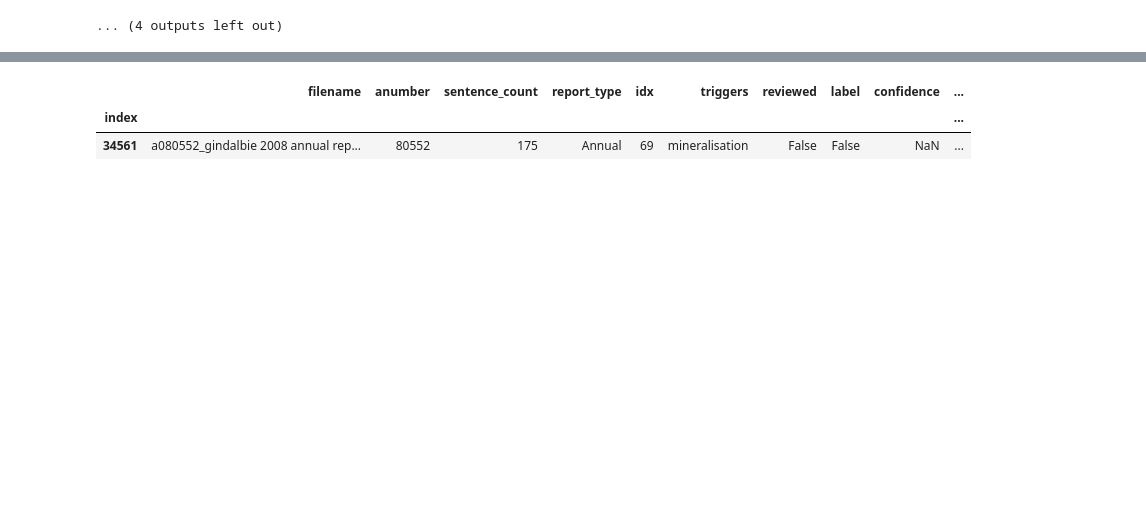
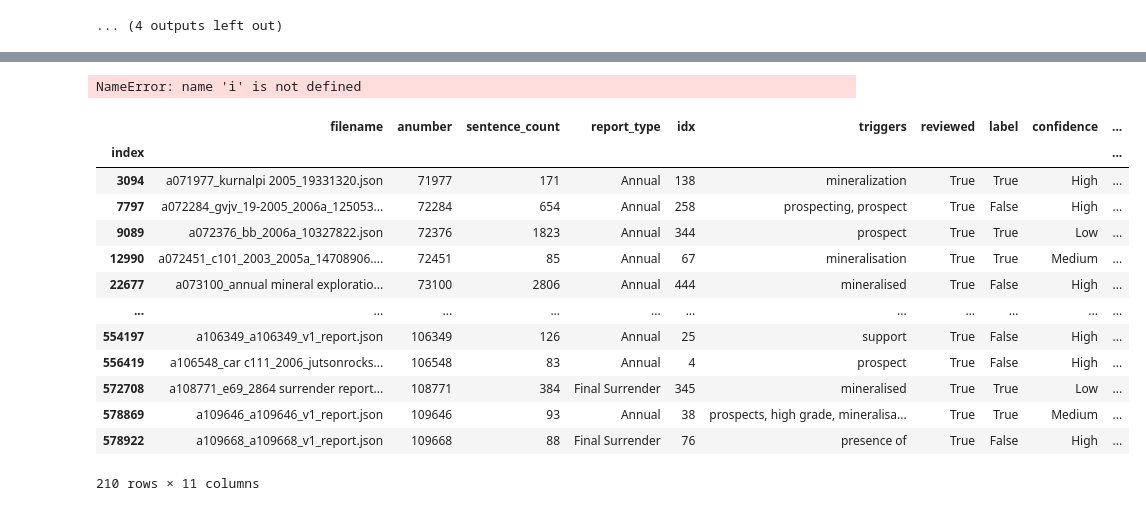
Before and after one commit to tanghyd/capstone, a Jupyter notebook: sentence_labeller.ipynb, the cells around one changed output, grey strips where cells are left out. Cells and saved outputs as stored; diff of their text form; code cells hidden in the pictures; blank space fills up the shorter version.

```diff
--- a/sentence_labeller.ipynb
+++ b/sentence_labeller.ipynb
@@ -75,7 +67,7 @@ user = 'daniel'
 # get data from path given user
 from pathlib import Path
 base_path = Path('.')
-labelled_path = base_path / 'data' / 'events' / f'{user}_dataset.csv'
+labelled_path = {user : base_path / 'data' / 'events' / f'{user}_dataset.csv' for user in users}
 
 # get geoview data
 geoview = get_geoview_data()
@@ -86,23 +78,23 @@ extracted_triggers = pd.read_csv(os.path.join('data','events', 'extracted_trigge
 # merge capstone_file data with anumber data with extracted triggers, joined on filename
 source = capstone_files.merge(
     geoview[['anumber','report_type']], on='anumber').merge(
-    extracted_triggers, on='filename')
+    extracted_triggers, on='filename').sort_values(['anumber','filename','idx'])
 
 for usr in users:
-    if usr==user:
-        if os.path.isfile(labelled_path):
-            print(f'File for {user} at {labelled_path.resolve()} already exists. Loading file.')
-            dataset[user] = pd.read_csv(labelled_path, index_col=0)
-        else:
-            print(f'Creating new dataset for {user}.')
-            # create a dataset for each labeller based off the source data
-            dataset[user] = pd.DataFrame.from_dict(dict(
-                    source.to_dict(),
-                    **{'reviewed': {idx: False for idx in range(len(source))}},
-                    **{'label': {idx: False for idx in range(len(source))}},
-                    **{'confidence': {idx: None for idx in range(len(source))}},
-                    **{'lower_bound': {idx: 0 for idx in range(len(source))}},
-                    **{'upper_bound': {idx: 0 for idx in range(len(source))}}))
+    #if usr==user:
+    if os.path.isfile(labelled_path[usr]):
+        print(f'File for {usr} at {labelled_path[usr].resolve()} already exists. Loading file.')
+        dataset[usr] = pd.read_csv(labelled_path[usr], index_col=0)
+    else:
+        print(f'Creating new dataset for {usr}.')
+        # create a dataset for each labeller based off the source data
+        dataset[usr] = pd.DataFrame.from_dict(dict(
+                source.to_dict(),
+                **{'reviewed': {idx: False for idx in range(len(source))}},
+                **{'label': {idx: False for idx in range(len(source))}},
+                **{'confidence': {idx: None for idx in range(len(source))}},
+                **{'lower_bound': {idx: 0 for idx in range(len(source))}},
+                **{'upper_bound': {idx: 0 for idx in range(len(source))}}))
 
-dataset[user].head()
+source.head()
 # %% [output]
@@ -467,8 +514,26 @@ df.loc[df.reviewed]
+# %%
+display(
+    dataset['charlie'].loc[indices[i]],
+    files[dataset['charlie'].loc[indices[i],'filename']][dataset['charlie'].loc[indices[i], 'idx']]
+)
+# %% [output]
+NameError: name 'i' is not defined
 # %%
 # dataset[user] is your main dataset, indices are the current indices being labelled
 # note that df does not get saved unless you manually overwrite!
-dataset[user].loc[df.loc[df.reviewed].index]
+dataset['charlie'].loc[dataset['charlie'].reviewed]
 # %% [output]
 |  | filename | anumber | sentence_count | report_type | idx | triggers | reviewed | label | confidence | ... |
 | index |  |  |  |  |  |  |  |  |  | ... |
-| 34561 | a080552_gindalbie 2008 annual rep... | 80552 | 175 | Annual | 69 | mineralisation | False | False | NaN | ... |
+| 3094 | a071977_kurnalpi 2005_19331320.json | 71977 | 171 | Annual | 138 | mineralization | True | True | High | ... |
+| 7797 | a072284_gvjv_19-2005_2006a_125053... | 72284 | 654 | Annual | 258 | prospecting, prospect | True | False | High | ... |
+| 9089 | a072376_bb_2006a_10327822.json | 72376 | 1823 | Annual | 344 | prospect | True | True | Low | ... |
+| 12990 | a072451_c101_2003_2005a_14708906.... | 72451 | 85 | Annual | 67 | mineralisation | True | True | Medium | ... |
+| 22677 | a073100_annual mineral exploratio... | 73100 | 2806 | Annual | 444 | mineralised | True | False | High | ... |
+| ... | ... | ... | ... | ... | ... | ... | ... | ... | ... | ... |
+| 554197 | a106349_a106349_v1_report.json | 106349 | 126 | Annual | 25 | support | True | False | High | ... |
+| 556419 | a106548_car c111_2006_jutsonrocks... | 106548 | 83 | Annual | 4 | prospect | True | False | High | ... |
+| 572708 | a108771_e69_2864 surrender report... | 108771 | 384 | Final Surrender | 345 | mineralised | True | True | Low | ... |
+| 578869 | a109646_a109646_v1_report.json | 109646 | 93 | Annual | 38 | prospects, high grade, mineralisa... | True | True | Medium | ... |
+| 578922 | a109668_a109668_v1_report.json | 109668 | 88 | Final Surrender | 76 | presence of | True | False | High | ... |
+210 rows × 11 columns
```
Also changed, not shown: parts of 16 cells of this notebook, 3 other files.
